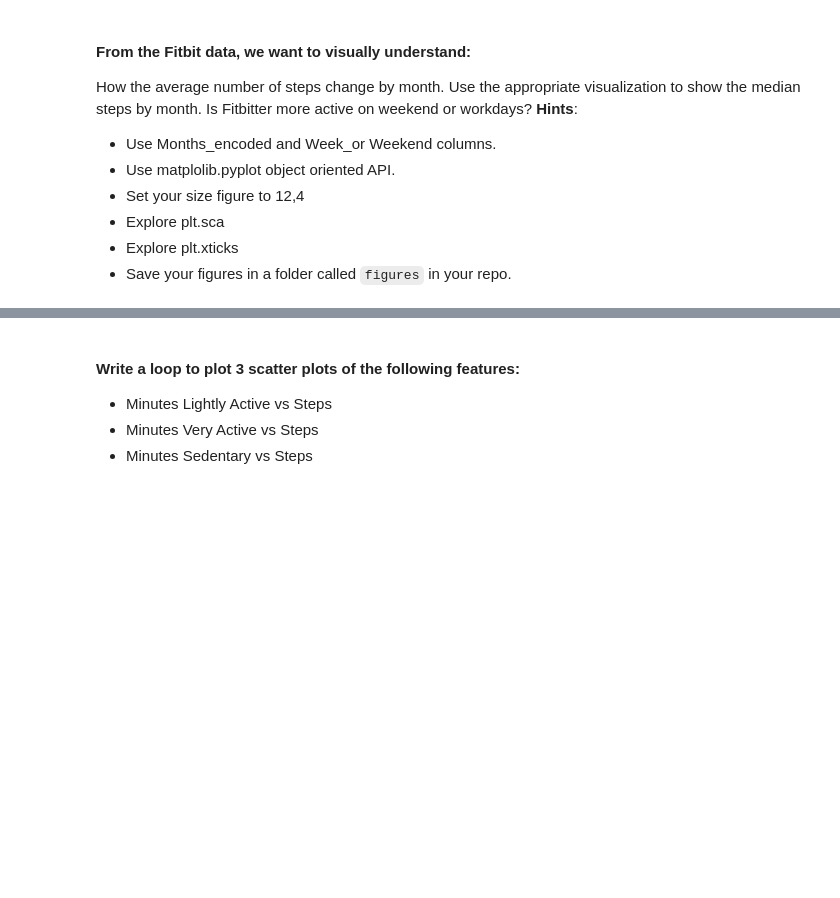
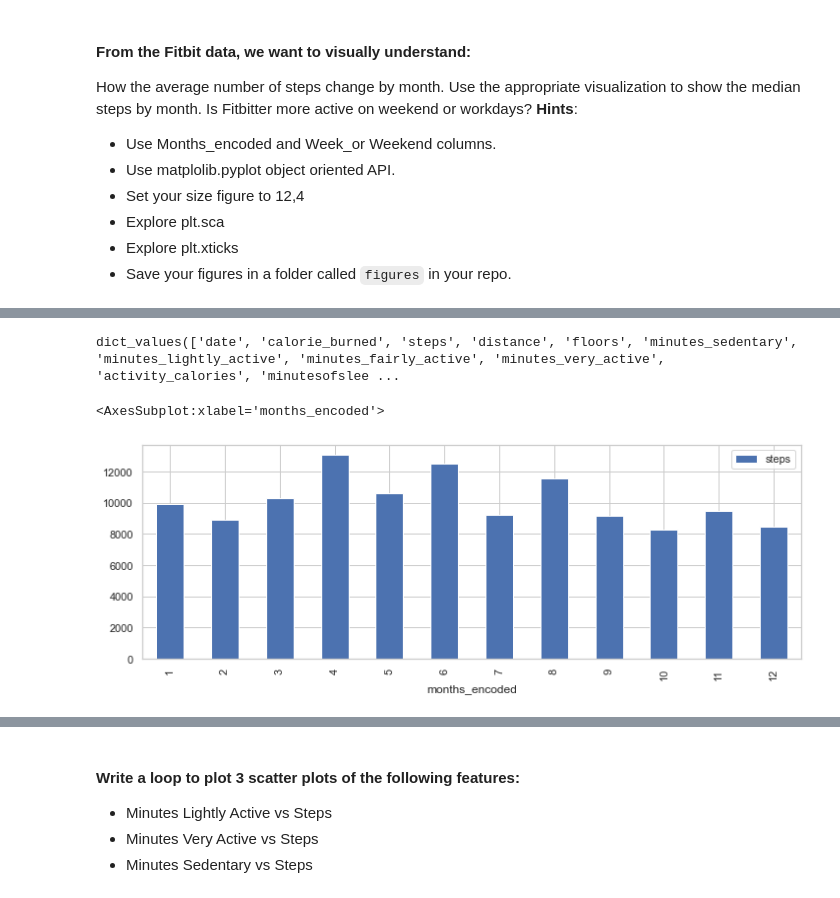
Before and after one commit to Ironhack-Data-Madrid-Enero-2022/lab-matplotlib-seaborn, a Jupyter notebook: your-code/main.ipynb, the cells around one changed output, grey strips where cells are left out. Cells and saved outputs as stored; diff of their text form; code cells hidden in the pictures; blank space fills up the shorter version.

```diff
--- a/your-code/main.ipynb
+++ b/your-code/main.ipynb
@@ -17,0 +23,5 @@ dd
+# %%
+# your code here
+fitbit = pd.read_csv('../data/Fitbit2.csv')
+ft = fitbit.copy()
+ft
@@ -32,0 +94,6 @@ How the average number of steps change by month. Use the appropriate visualizati
+# %%
+columnas = list(ft.columns)
+# %%
+newcol = {columna: columna.replace(" ", "_").lower() for columna in columnas}
+# %% [output]
+dict_values(['date', 'calorie_burned', 'steps', 'distance', 'floors', 'minutes_sedentary', 'minutes_lightly_active', 'minutes_fairly_active', 'minutes_very_active', 'activity_calories', 'minutesofslee ...
@@ -32,0 +102,8 @@ How the average number of steps change by month. Use the appropriate visualizati
+# %%
+ft.rename(columns=newcol, inplace=True)
+# %%
+plot1 = ft.groupby("months_encoded").agg({"steps":"mean"})
+plot1.plot(kind="bar")
+# %% [output]
+<AxesSubplot:xlabel='months_encoded'>
+[figure, added]
```
Also changed, not shown: parts of 25 cells of this notebook.
